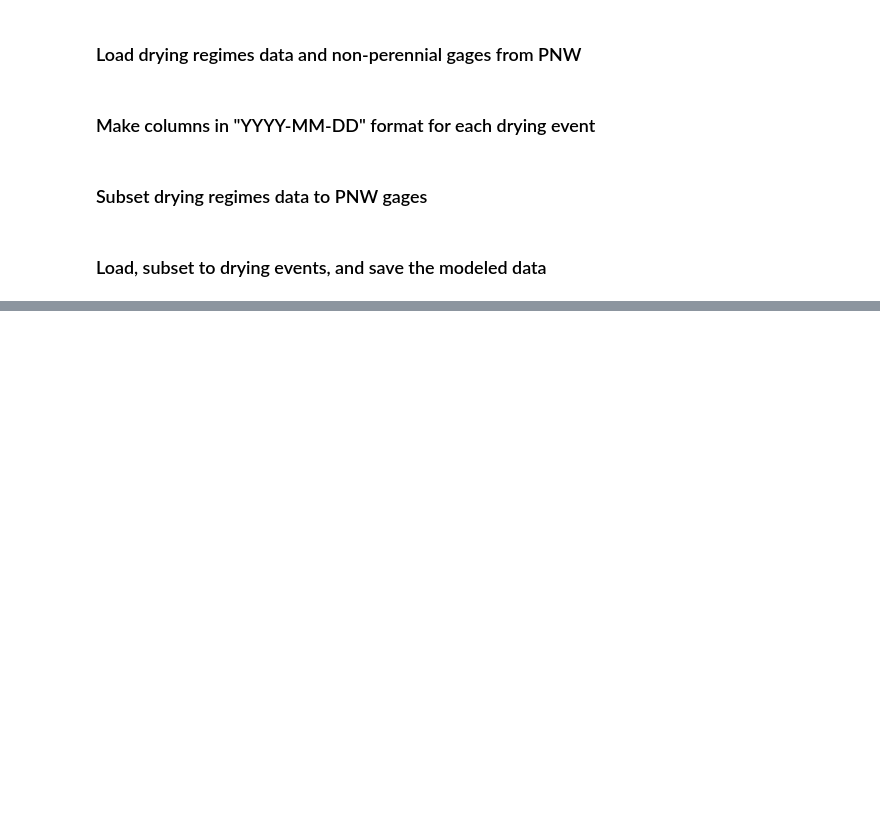
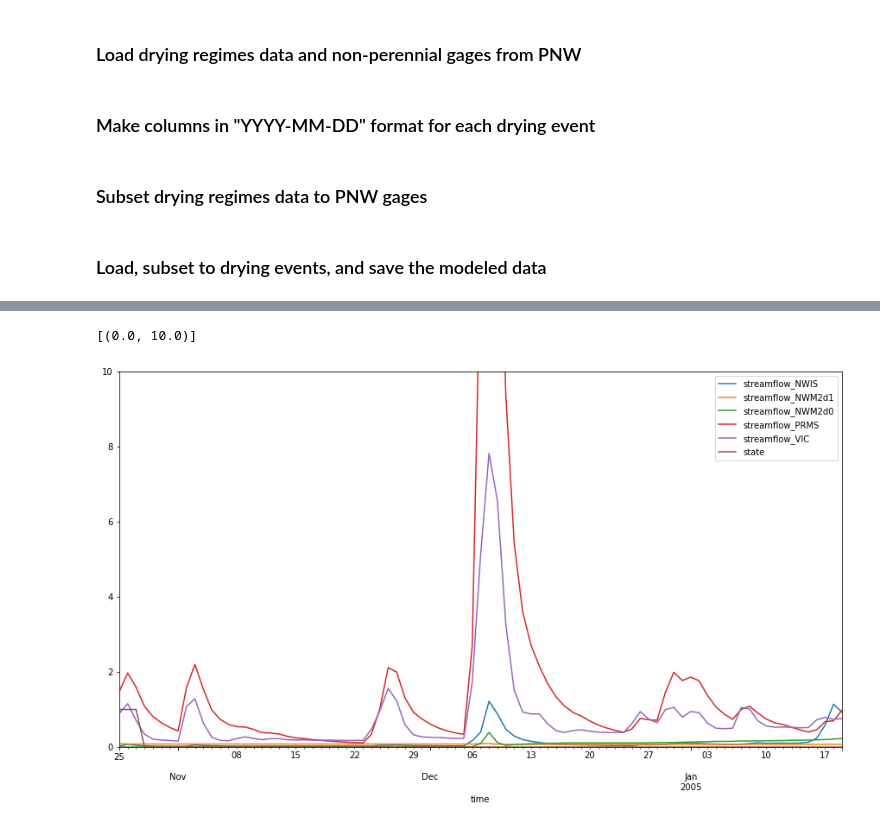
Before and after one commit to adamnicholasprice/FoAF_ModeledFlows, a Jupyter notebook: code/Simulations2DryingRegimes.ipynb, the cells around one changed output, grey strips where cells are left out. Cells and saved outputs as stored; diff of their text form; code cells hidden in the pictures; blank space fills up the shorter version.

```diff
--- a/code/Simulations2DryingRegimes.ipynb
+++ b/code/Simulations2DryingRegimes.ipynb
@@ -44,0 +50,9 @@ for i in tqdm(range(90,110)):
+# %%
+# i = 20
+# df = pd.read_csv('../data/pnwNP_modeledData/'+str(pnwNP['gage'][i])+".csv")
+
+df = pd.read_csv('../data/pnwNP_modeledData/'+"14362250"+".csv")
+
+
+df["time"] = pd.to_datetime(df["time"])
+tmp = pnwNPdry[pnwNPdry["gage"] == pnwNP['gage'][i]].reset_index(drop=True)
@@ -44,0 +75,3 @@ for i in tqdm(range(90,110)):
+# %%
+i = 45
+tmp.iloc[i].dryPeakDate,tmp.iloc[i].dryStart, tmp.iloc[i].dryEnd
@@ -44,0 +82,5 @@ for i in tqdm(range(90,110)):
+# %%
+out = df[(df['time'] >= tmp["dryPeakDate"].iloc[i])&(df['time'] <= tmp["dryEnd"].iloc[i])]
+out['state'] = 0
+out.loc[(df['time'] >= tmp["dryPeakDate"].iloc[i])&(df['time'] < tmp["dryStart"].iloc[i]),'state'] = 1 ## drying
+# df.loc[(df['time'] >= pnwNPdry["dryStart"][i])&(df['time'] <= pnwNPdry["dryEnd"][i]),'state'] = 0 ## dry
@@ -44,0 +119,8 @@ for i in tqdm(range(90,110)):
+# %%
+ax = out.plot(x = "time",
+         y = ["streamflow_NWIS","streamflow_NWM2d1","streamflow_NWM2d0","streamflow_PRMS","streamflow_VIC","state"],
+        figsize=(15,8))
+ax.set(ylim = (0,10))
+# %% [output]
+[(0.0, 10.0)]
+[figure, added]
```
Also changed, not shown: parts of 12 cells of this notebook, 11 other files.
